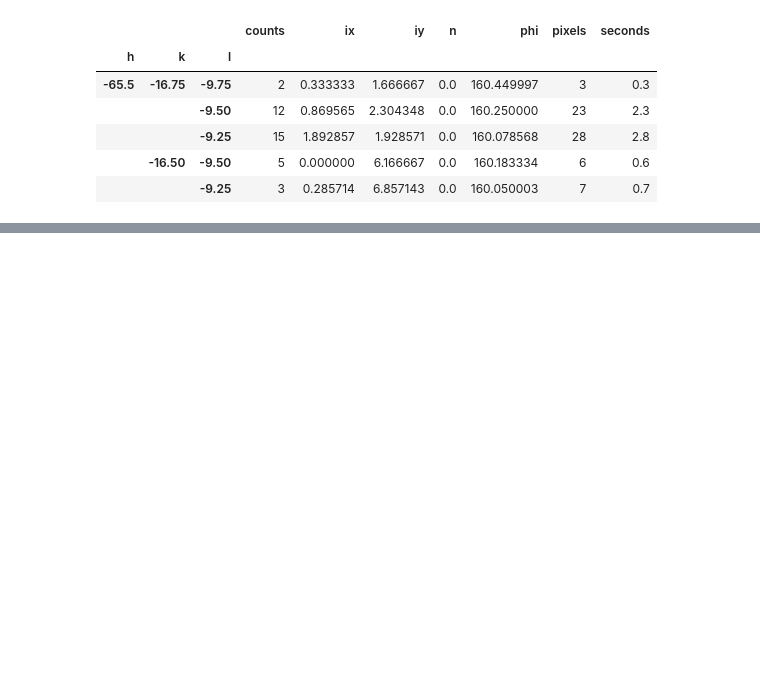
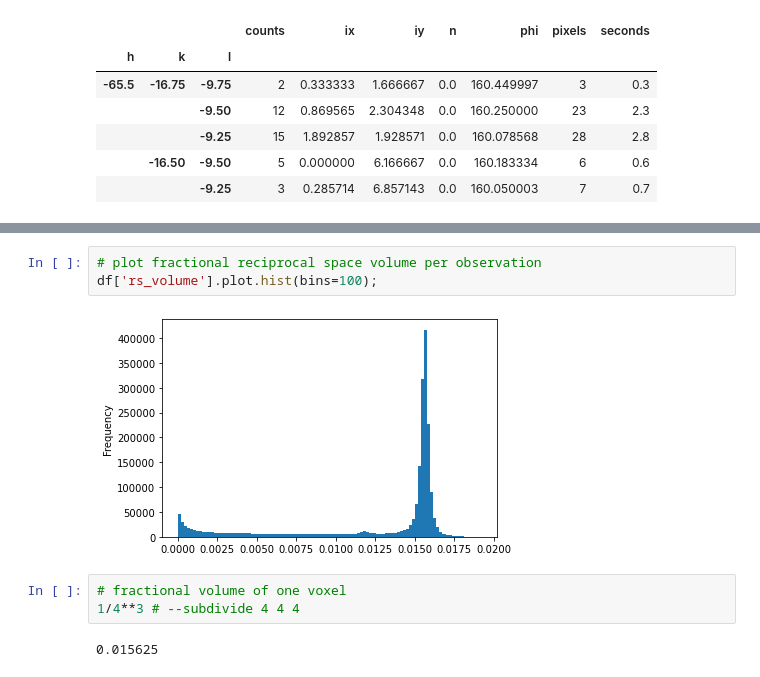
Before and after one commit to ando-lab/erice-2022-data-reduction, a Jupyter notebook: 4_mdx2_integration.ipynb, the cells around one changed output, grey strips where cells are left out. Cells and saved outputs as stored; diff of their text form; blank space fills up the shorter version.

```diff
--- a/4_mdx2_integration.ipynb
+++ b/4_mdx2_integration.ipynb
@@ -119,0 +216,10 @@ Reading hkl_table from integrated.nxs
+# %%
+# plot fractional reciprocal space volume per observation
+df['rs_volume'].plot.hist(bins=100);
+# %% [output]
+[figure, added]
+# %%
+# fractional volume of one voxel
+1/4**3 # --subdivide 4 4 4
+# %% [output]
+0.015625
```
Also changed, not shown: parts of 17 cells of this notebook, 7 other files.
